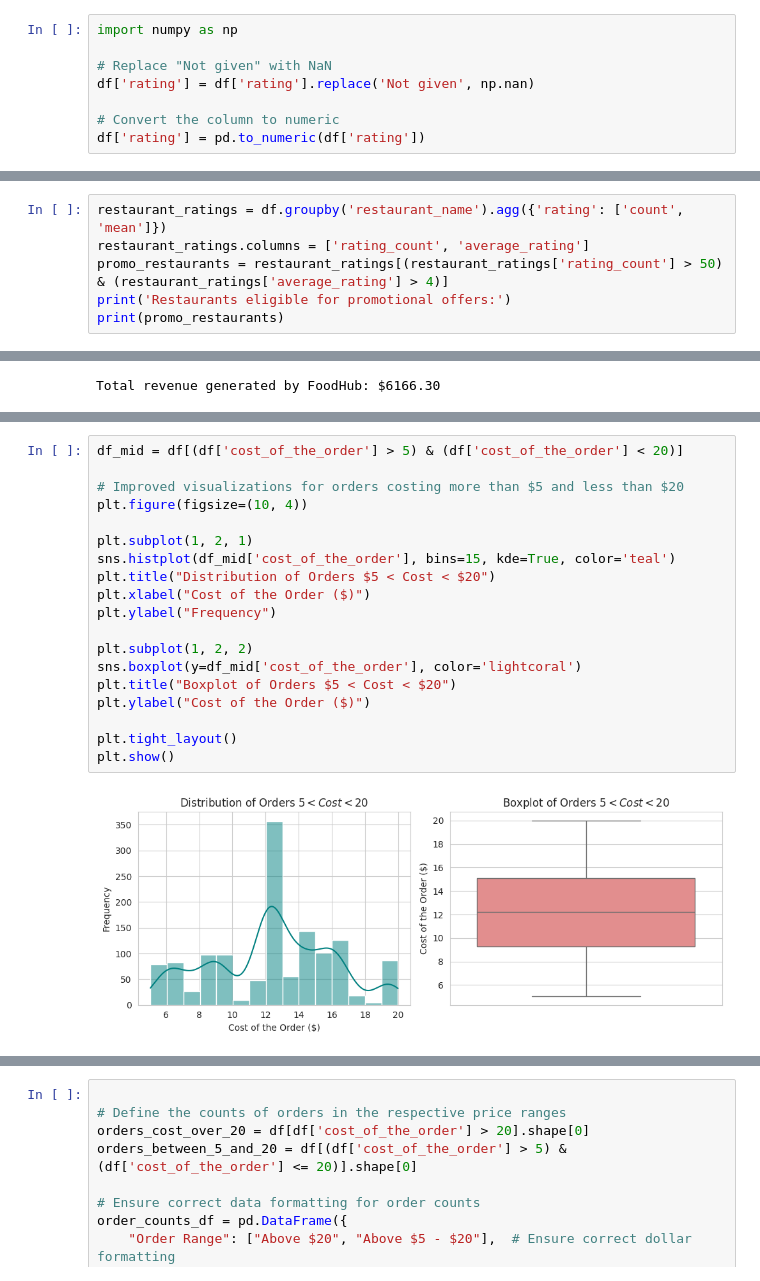
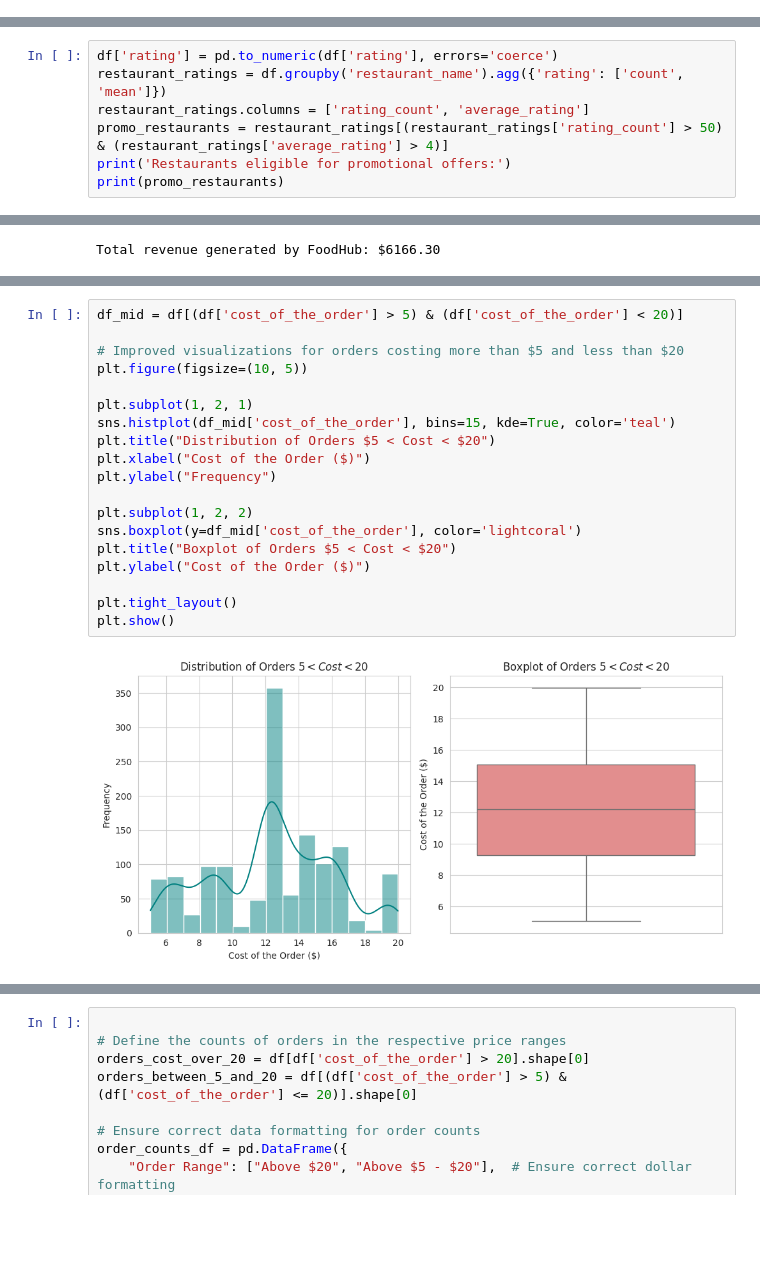
Before and after one commit to zuzann18/MIT_Food, a Jupyter notebook: food_analysis.ipynb, the cells around one changed output, grey strips where cells are left out. Cells and saved outputs as stored; diff of their text form; blank space fills up the shorter version.

```diff
--- a/food_analysis.ipynb
+++ b/food_analysis.ipynb
@@ -323,11 +272,3 @@ Number of 'Not given' ratings: 736
-# %%
-import numpy as np
-
-# Replace "Not given" with NaN
-df['rating'] = df['rating'].replace('Not given', np.nan)
-
-# Convert the column to numeric
-df['rating'] = pd.to_numeric(df['rating'])
 # %% [markdown]
 # Handling Missing Values in the Rating Column
 
@@ -1104,6 +1062,7 @@ Overall, the heatmap reveals that while there are some relationships between the
 # %% [markdown]
 ### **Question 13:** The company wants to provide a promotional offer in the advertisement of the restaurants. The condition to get the offer is that the restaurants must have a rating count of more than 50 and the average rating should be greater than 4. Find the restaurants fulfilling the criteria to get the promotional offer. [3 marks]
 # %%
+df['rating'] = pd.to_numeric(df['rating'], errors='coerce')
 restaurant_ratings = df.groupby('restaurant_name').agg({'rating': ['count', 'mean']})
 restaurant_ratings.columns = ['rating_count', 'average_rating']
 promo_restaurants = restaurant_ratings[(restaurant_ratings['rating_count'] > 50) & (restaurant_ratings['average_rating'] > 4)]
@@ -1176,21 +1269,21 @@ Business Insights:
 # %%
 df_mid = df[(df['cost_of_the_order'] > 5) & (df['cost_of_the_order'] < 20)]
 
 # Improved visualizations for orders costing more than $5 and less than $20
-plt.figure(figsize=(10, 4))
+plt.figure(figsize=(10, 5))
 
 plt.subplot(1, 2, 1)
 sns.histplot(df_mid['cost_of_the_order'], bins=15, kde=True, color='teal')
 plt.title("Distribution of Orders $5 < Cost < $20")
 plt.xlabel("Cost of the Order ($)")
 plt.ylabel("Frequency")
 
 plt.subplot(1, 2, 2)
 sns.boxplot(y=df_mid['cost_of_the_order'], color='lightcoral')
 plt.title("Boxplot of Orders $5 < Cost < $20")
 plt.ylabel("Cost of the Order ($)")
 
 plt.tight_layout()
 plt.show()
 # %% [output]
-[figure, old version]
+[figure, new version]
```
Also changed, not shown: parts of 43 cells of this notebook.
